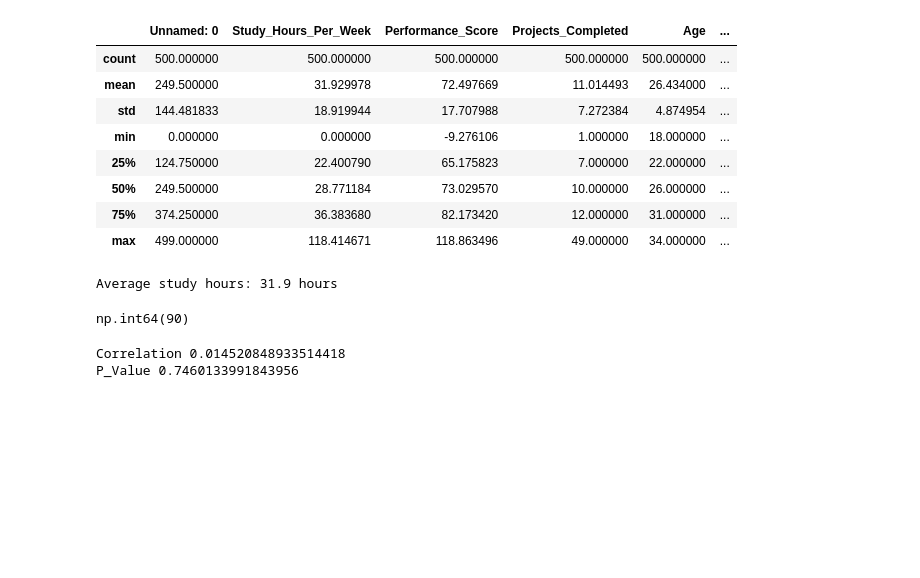
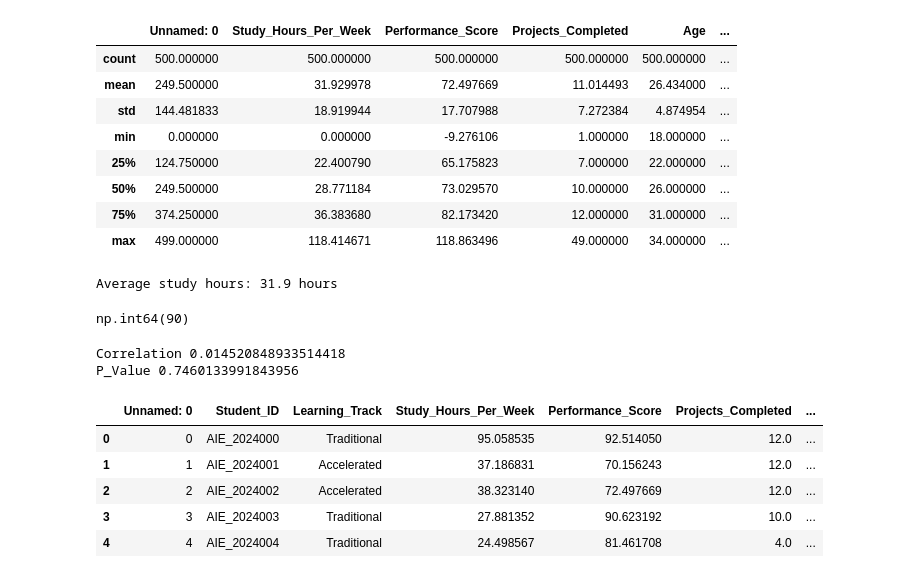
Before and after one commit to KudoroEsther/Files-Data_Analysis-, a Jupyter notebook: Drill_2 data analysis_1/practiceTask.ipynb, the cells around one changed output. Saved outputs shown, nothing was run; the diff lists cells and outputs as text; code cells hidden in the pictures; blank space fills up the shorter version.

```diff
--- a/Drill_2 data analysis_1/practiceTask.ipynb
+++ b/Drill_2 data analysis_1/practiceTask.ipynb
@@ -315,3 +315,14 @@ print(f"Correlation {corr} \nP_Value {p_val}")
 # %% [output]
 Correlation 0.014520848933514418
 P_Value 0.7460133991843956
+# %%
+data["Performance_Status"] = np.nan
+# %%
+data.head()
+# %% [output]
+|  | Unnamed: 0 | Student_ID | Learning_Track | Study_Hours_Per_Week | Performance_Score | Projects_Completed | ... |
+| 0 | 0 | AIE_2024000 | Traditional | 95.058535 | 92.514050 | 12.0 | ... |
+| 1 | 1 | AIE_2024001 | Accelerated | 37.186831 | 70.156243 | 12.0 | ... |
+| 2 | 2 | AIE_2024002 | Accelerated | 38.323140 | 72.497669 | 12.0 | ... |
+| 3 | 3 | AIE_2024003 | Traditional | 27.881352 | 90.623192 | 10.0 | ... |
+| 4 | 4 | AIE_2024004 | Traditional | 24.498567 | 81.461708 | 4.0 | ... |
```
Also changed, not shown: parts of 2 cells of this notebook.
